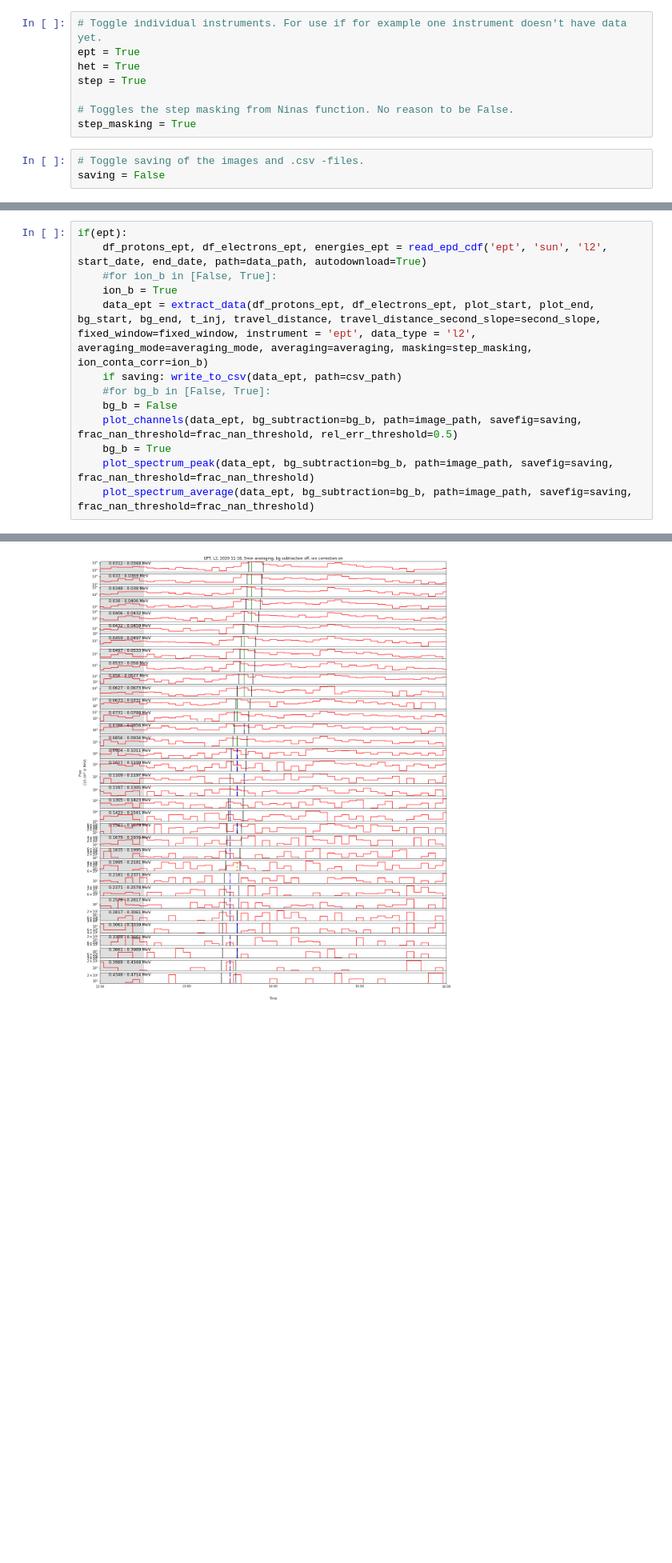
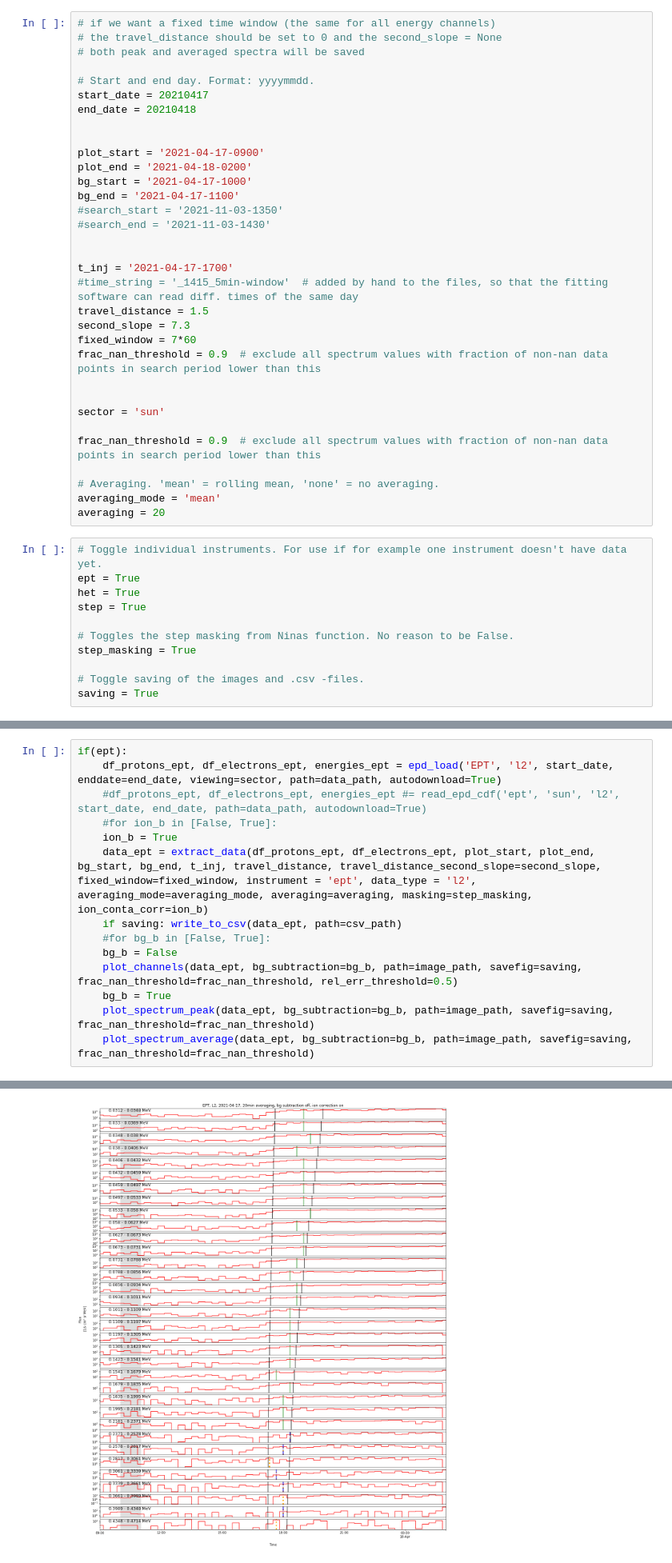
Before and after one commit to AnnamariaFedeli/epd-load-n-plot, a Jupyter notebook: example_shift_Nina.ipynb, the cells around one changed output, grey strips where cells are left out. Shown at 80% size. Drawn from its saved outputs; the diff is of its cells as text; blank space fills up the shorter version.

```diff
--- a/example_shift_Nina.ipynb
+++ b/example_shift_Nina.ipynb
@@ -29,3 +42,36 @@ averaging = 5
+# %%
+# if we want a fixed time window (the same for all energy channels)
+# the travel_distance should be set to 0 and the second_slope = None
+# both peak and averaged spectra will be saved
+
+# Start and end day. Format: yyyymmdd.
+start_date = 20210417
+end_date = 20210418
+
+
+plot_start = '2021-04-17-0900'
+plot_end = '2021-04-18-0200'
+bg_start = '2021-04-17-1000'
+bg_end = '2021-04-17-1100'
+#search_start = '2021-11-03-1350'
+#search_end = '2021-11-03-1430'
+
+
+t_inj = '2021-04-17-1700'
+#time_string = '_1415_5min-window'  # added by hand to the files, so that the fitting software can read diff. times of the same day
+travel_distance = 1.5
+second_slope = 7.3
+fixed_window = 7*60
+frac_nan_threshold = 0.9  # exclude all spectrum values with fraction of non-nan data points in search period lower than this
+
+
+sector = 'sun'
+
+frac_nan_threshold = 0.9  # exclude all spectrum values with fraction of non-nan data points in search period lower than this
+
+# Averaging. 'mean' = rolling mean, 'none' = no averaging.
+averaging_mode = 'mean'
+averaging = 20
 # %%
 # Toggle individual instruments. For use if for example one instrument doesn't have data yet.
 ept = True
@@ -34,15 +80,16 @@ step = True
 
 # Toggles the step masking from Ninas function. No reason to be False.
 step_masking = True
+
+# Toggle saving of the images and .csv -files.
+saving = True
-# %%
-# Toggle saving of the images and .csv -files.
-saving = False
 # %% [markdown]
 --------------------
 # EPT
 # %%
 if(ept):
-    df_protons_ept, df_electrons_ept, energies_ept = read_epd_cdf('ept', 'sun', 'l2', start_date, end_date, path=data_path, autodownload=True)
+    df_protons_ept, df_electrons_ept, energies_ept = epd_load('EPT', 'l2', start_date, enddate=end_date, viewing=sector, path=data_path, autodownload=True)
+    #df_protons_ept, df_electrons_ept, energies_ept #= read_epd_cdf('ept', 'sun', 'l2', start_date, end_date, path=data_path, autodownload=True)
     #for ion_b in [False, True]:
     ion_b = True
     data_ept = extract_data(df_protons_ept, df_electrons_ept, plot_start, plot_end, bg_start, bg_end, t_inj, travel_distance, travel_distance_second_slope=second_slope, fixed_window=fixed_window, instrument = 'ept', data_type = 'l2', averaging_mode=averaging_mode, averaging=averaging, masking=step_masking, ion_conta_corr=ion_b)
@@ -58 +105 @@ if(ept):
-[figure, old version]
+[figure, new version]
```
Also changed, not shown: parts of 8 cells of this notebook.
